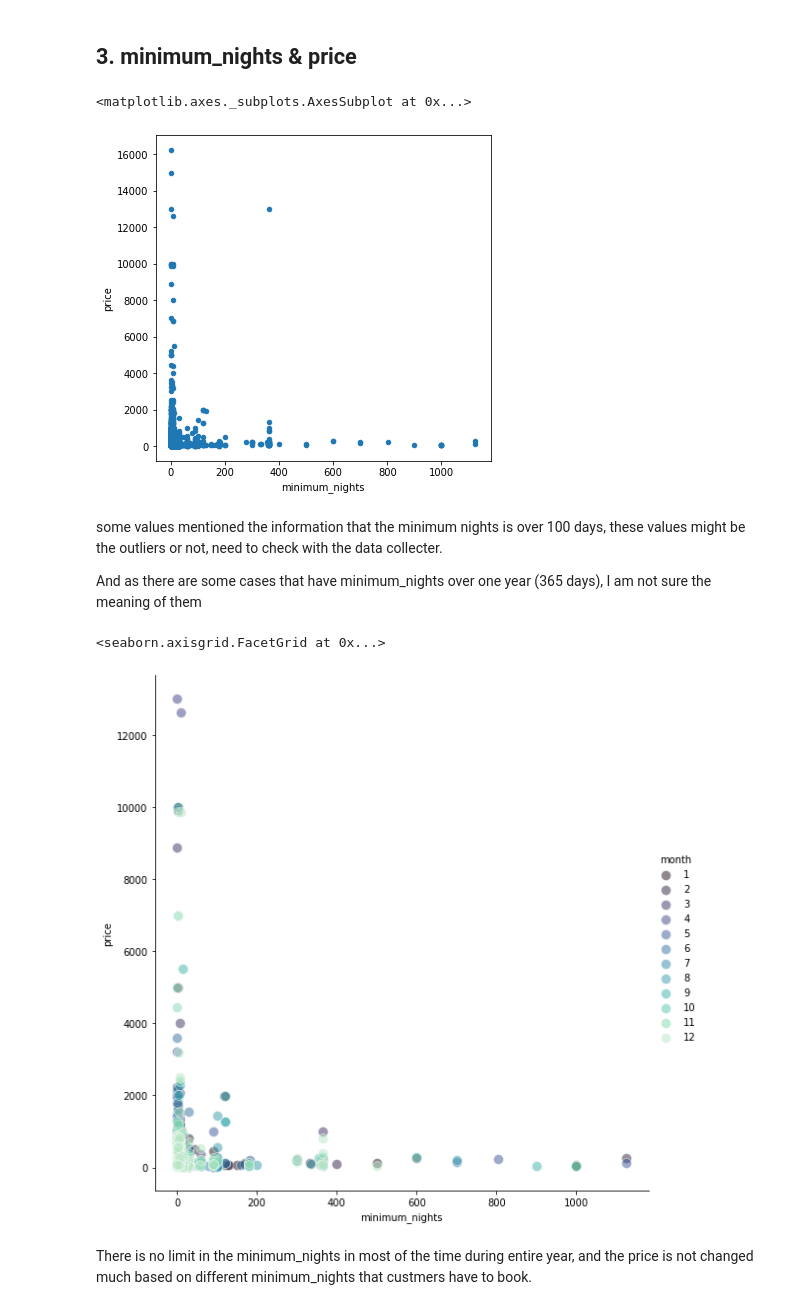
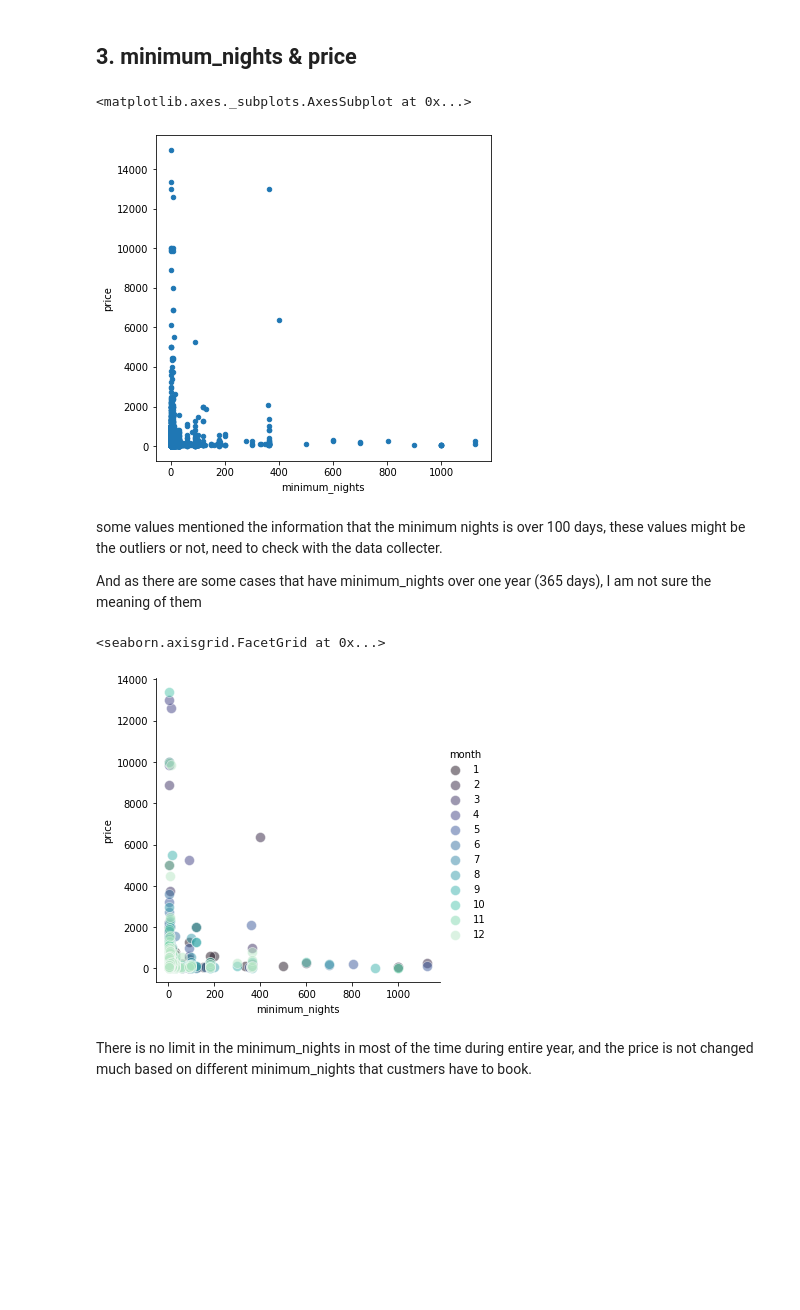
Before and after one commit to JunoZ9009/project_2021_summer, a Jupyter notebook: airbnb/04_Airbnb.ipynb, the cells around one changed output. Drawn from its saved outputs; the diff is of its cells as text; code cells hidden in the pictures; blank space fills up the shorter version.

```diff
--- a/airbnb/04_Airbnb.ipynb
+++ b/airbnb/04_Airbnb.ipynb
@@ -22,7 +22,7 @@ from sklearn.model_selection import train_test_split
 # %% [markdown]
 # Loading
 # %%
-data = pd.read_csv('/content/drive/MyDrive/summer_project_2021/airbnb/listings.csv')
+data = pd.read_csv('/content/drive/MyDrive/summer_project_2021/airbnb/listings_new.csv')
 # %%
 data.head()
 # %% [output]
@@ -150,3 +152,10 @@ See the caveats in the documentation: https://pandas.pydata.org/pandas-docs/stab
 set(new_data.month)
 # %% [output]
 {0, 1, 2, 3, 4, 5, 6, 7, 8, 9, 10, 11, 12}
+# %%
+# year_month
+new_data['year_month'] = new_data.last_review
+new_data.year_month = new_data.year_month.fillna('0000-00')
+
+for i in range(len(data)):
+  new_data['year_month'][i] = new_data.year_month[i][0:7]
@@ -364,17 +428,17 @@ The entire trendencies of the density in different room type are decresed from J
 new_data.plot.scatter(x='minimum_nights', y='price', marker='o', figsize=(6,6))
 # %% [output]
 <matplotlib.axes._subplots.AxesSubplot at 0x...>
-[figure, old version]
+[figure, new version]
 # %% [markdown]
 some values mentioned the information that the minimum nights is over 100 days, these values might be the outliers or not, need to check with the data collecter.
 
 And as there are some cases that have minimum_nights over one year (365 days), I am not sure the meaning of them
 # %%
-g = sns.FacetGrid(new_data[new_data['month'] != 0], hue="month", palette='mako', height=8)
+g = sns.FacetGrid(new_data[new_data['month'] != 0], hue="month", palette='mako', height=5)
 g.map(sns.scatterplot, "minimum_nights", "price", s=100, alpha=.5)
 g.add_legend()
 # %% [output]
 <seaborn.axisgrid.FacetGrid at 0x...>
-[figure, old version]
+[figure, new version]
 # %% [markdown]
 There is no limit in the minimum_nights in most of the time during entire year, and the price is not changed much based on different minimum_nights that custmers have to book.
```
Also changed, not shown: parts of 55 cells of this notebook.
